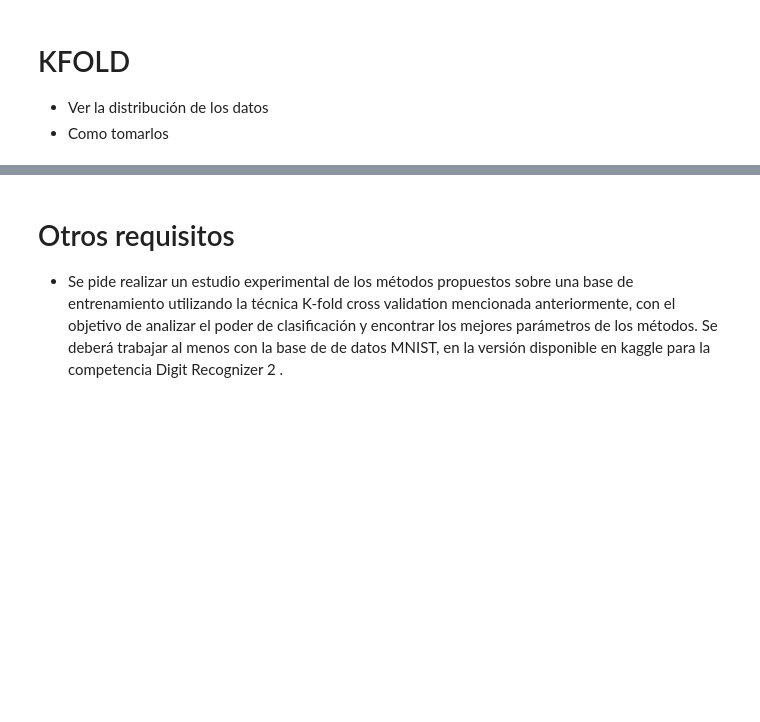
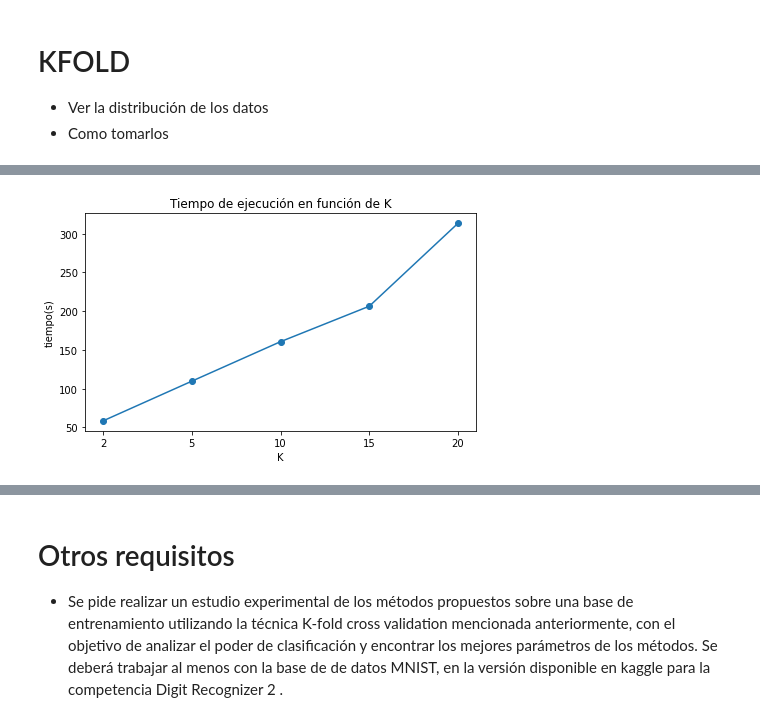
Before and after one commit to ddrenteria/MNtp2, a Jupyter notebook: metnum-tp2-1C2021/tp2-alu/tp2/notebooks/main.ipynb, the cells around one changed output, grey strips where cells are left out. Drawn from its saved outputs; the diff is of its cells as text; code cells hidden in the pictures; blank space fills up the shorter version.

```diff
--- a/metnum-tp2-1C2021/tp2-alu/tp2/notebooks/main.ipynb
+++ b/metnum-tp2-1C2021/tp2-alu/tp2/notebooks/main.ipynb
@@ -1503,0 +1626,23 @@ TypeError: Mismatch between array dtype ('<U113') and format specifier ('%.18e,%
+# %%
+df = pd.read_csv("../dataExp/kfold_complete.csv")
+df2 = df[df["K"] == 2]
+df5 = df[df["K"] == 5]
+df10 = df[df["K"] == 10]
+df15 = df[df["K"] == 15]
+df20 = df[df["K"] == 20]
+meanr = []
+
+meanr.append(df2["time"].mean())
+meanr.append(df5["time"].mean())
+meanr.append(df10["time"].mean())
+meanr.append(df15["time"].mean())
+meanr.append(df20["time"].mean())
+
+plt.plot(['2','5','10','15','20'], meanr, 'o-', label='tiempo(s)')
+plt.xlabel("K")
+plt.ylabel("tiempo(s)")
+plt.title("Tiempo de ejecución en función de K")
+
+plt.show()
+# %% [output]
+[figure, added]
```
Also changed, not shown: parts of 20 cells of this notebook, 15 other files.
